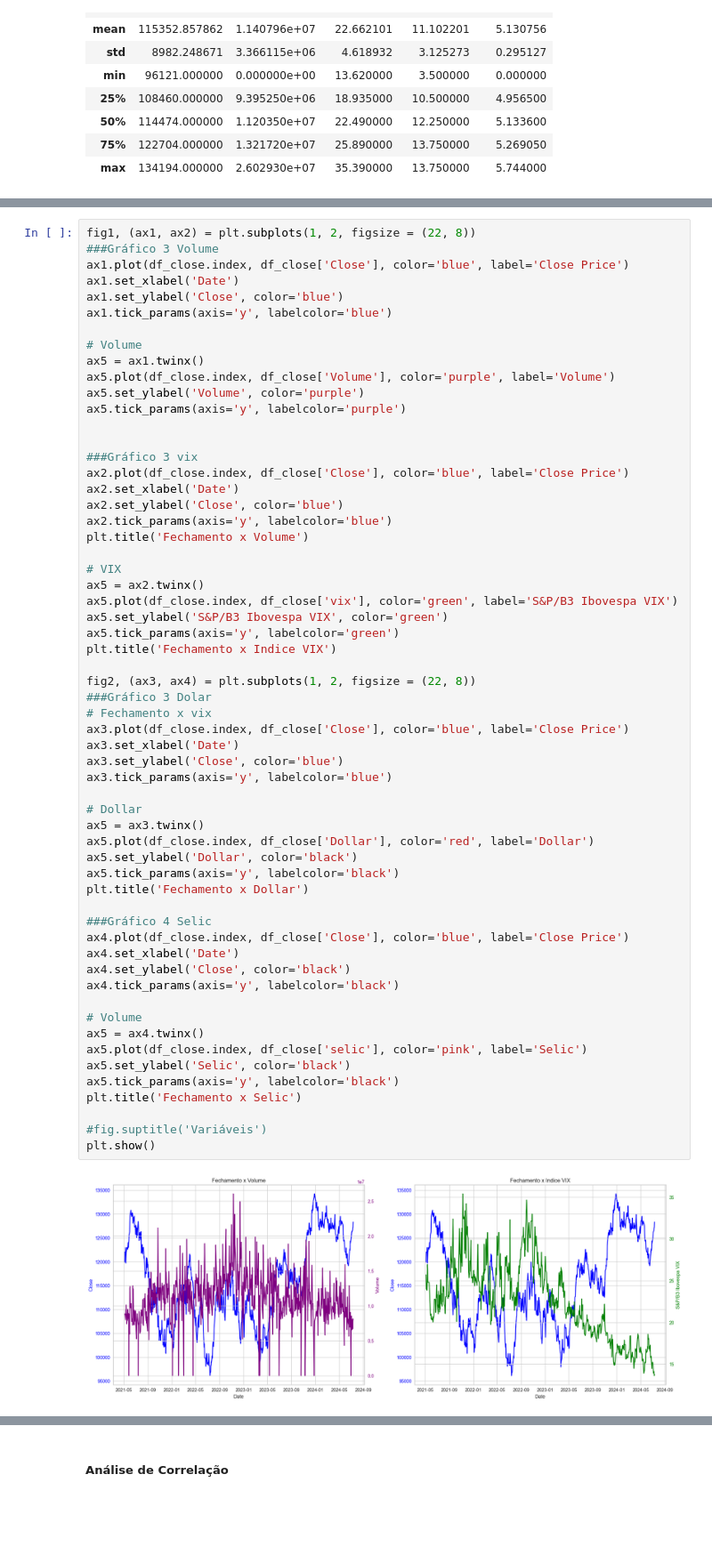
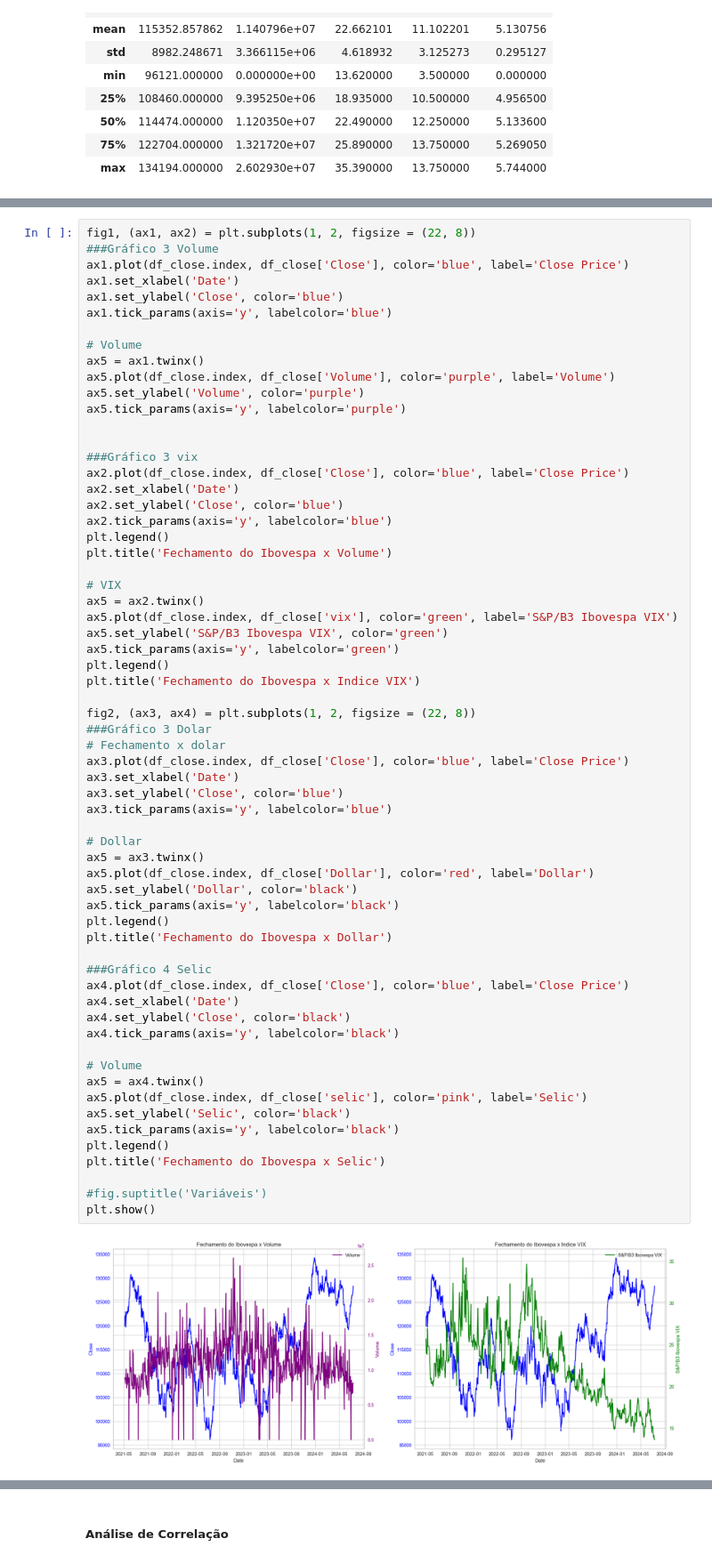
Before and after one commit to jeicianepaula/Tech-Challenge-2, a Jupyter notebook: TECH_CHALLENGE_2.ipynb, the cells around one changed output, grey strips where cells are left out. Shown at 89% size. Cells and saved outputs as stored; diff of their text form; blank space fills up the shorter version.

```diff
--- a/TECH_CHALLENGE_2.ipynb
+++ b/TECH_CHALLENGE_2.ipynb
@@ -227,44 +349,48 @@ ax2.plot(df_close.index, df_close['Close'], color='blue', label='Close Price')
 ax2.set_xlabel('Date')
 ax2.set_ylabel('Close', color='blue')
 ax2.tick_params(axis='y', labelcolor='blue')
-plt.title('Fechamento x Volume')
+plt.legend()
+plt.title('Fechamento do Ibovespa x Volume')
 
 # VIX
 ax5 = ax2.twinx()
 ax5.plot(df_close.index, df_close['vix'], color='green', label='S&P/B3 Ibovespa VIX')
 ax5.set_ylabel('S&P/B3 Ibovespa VIX', color='green')
 ax5.tick_params(axis='y', labelcolor='green')
-plt.title('Fechamento x Indice VIX')
+plt.legend()
+plt.title('Fechamento do Ibovespa x Indice VIX')
 
 fig2, (ax3, ax4) = plt.subplots(1, 2, figsize = (22, 8))
 ###Gráfico 3 Dolar
-# Fechamento x vix
+# Fechamento x dolar
 ax3.plot(df_close.index, df_close['Close'], color='blue', label='Close Price')
 ax3.set_xlabel('Date')
 ax3.set_ylabel('Close', color='blue')
 ax3.tick_params(axis='y', labelcolor='blue')
 
 # Dollar
 ax5 = ax3.twinx()
 ax5.plot(df_close.index, df_close['Dollar'], color='red', label='Dollar')
 ax5.set_ylabel('Dollar', color='black')
 ax5.tick_params(axis='y', labelcolor='black')
-plt.title('Fechamento x Dollar')
+plt.legend()
+plt.title('Fechamento do Ibovespa x Dollar')
 
 ###Gráfico 4 Selic
 ax4.plot(df_close.index, df_close['Close'], color='blue', label='Close Price')
 ax4.set_xlabel('Date')
 ax4.set_ylabel('Close', color='black')
 ax4.tick_params(axis='y', labelcolor='black')
 
 # Volume
 ax5 = ax4.twinx()
 ax5.plot(df_close.index, df_close['selic'], color='pink', label='Selic')
 ax5.set_ylabel('Selic', color='black')
 ax5.tick_params(axis='y', labelcolor='black')
-plt.title('Fechamento x Selic')
+plt.legend()
+plt.title('Fechamento do Ibovespa x Selic')
 
 #fig.suptitle('Variáveis')
 plt.show()
 # %% [output]
-[figure, old version]
+[figure, new version]
```
Also changed, not shown: parts of 13 cells of this notebook.
